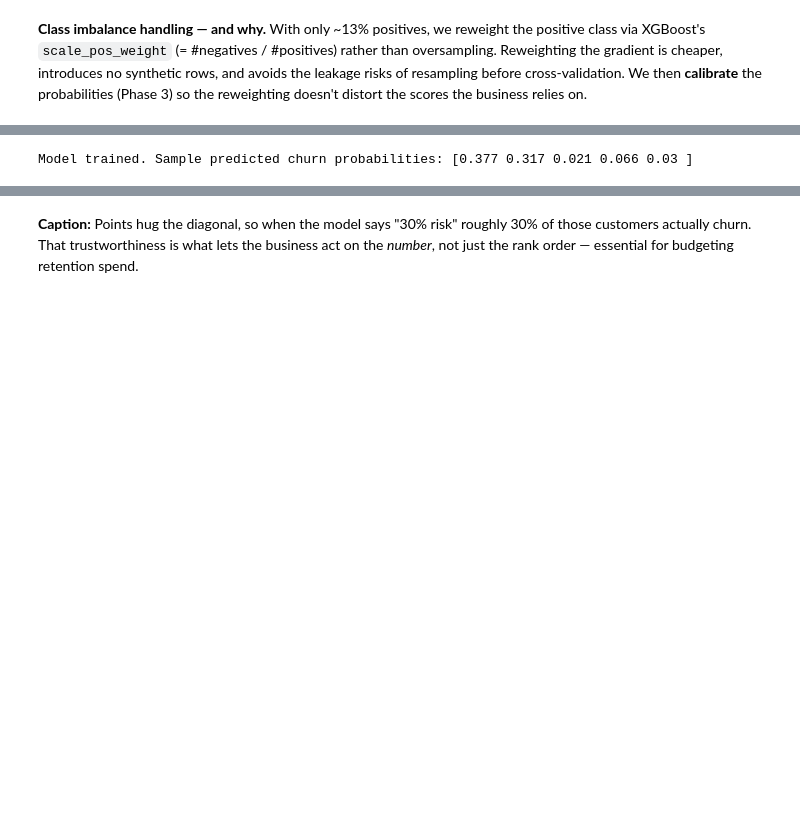
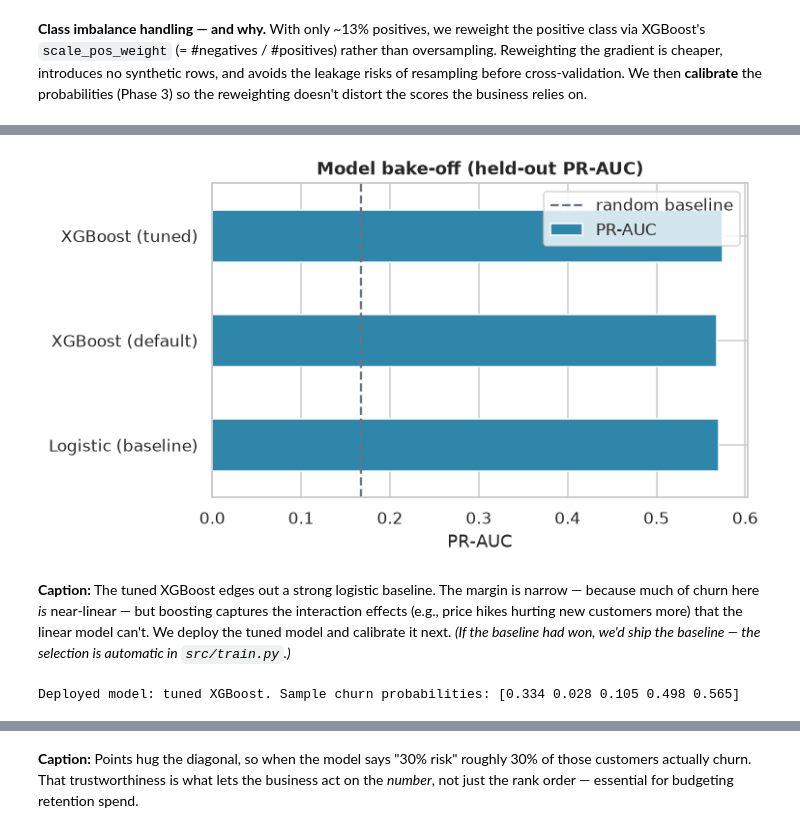
Before and after one commit to dustintdn/churn-nba, a Jupyter notebook: notebooks/churn_analysis.ipynb, the cells around one changed output, grey strips where cells are left out. Saved outputs shown, nothing was run; the diff lists cells and outputs as text; code cells hidden in the pictures; blank space fills up the shorter version.

```diff
--- a/notebooks/churn_analysis.ipynb
+++ b/notebooks/churn_analysis.ipynb
@@ -183,12 +217,25 @@ retention problem, accuracy is misleading, so we judge the model on:
+# %%
+# Visualize the bake-off — tuned XGBoost is the deployed model.
+fig, ax = plt.subplots(figsize=(7, 4))
+compare["PR-AUC"].plot(kind="barh", ax=ax, color=PALETTE["retain"])
+ax.axvline(y_test.mean(), ls="--", color=PALETTE["neutral"], label="random baseline")
+ax.set_title("Model bake-off (held-out PR-AUC)"); ax.set_xlabel("PR-AUC")
+ax.legend(); plt.tight_layout()
+# %% [output]
+[figure, added]
+# %% [markdown]
+**Caption:** The tuned XGBoost edges out a strong logistic baseline. The margin is
+narrow — because much of churn here *is* near-linear — but boosting captures the
+interaction effects (e.g., price hikes hurting new customers more) that the linear model
+can't. We deploy the tuned model and calibrate it next. *(If the baseline had won, we'd
+ship the baseline — the selection is automatic in `src/train.py`.)*
 # %%
-# Fit the calibrated pipeline (scale_pos_weight computed from the train split).
-neg, pos = (y_train == 0).sum(), (y_train == 1).sum()
-pipeline = build_pipeline(scale_pos_weight=neg / pos)
-pipeline.fit(X_train, y_train)
+# The winning pipeline, used for all downstream evaluation + explainability.
+pipeline = xgb_tuned
 proba = pipeline.predict_proba(X_test)[:, 1]   # calibrated P(churn) on held-out data
-print("Model trained. Sample predicted churn probabilities:", np.round(proba[:5], 3))
+print("Deployed model: tuned XGBoost. Sample churn probabilities:", np.round(proba[:5], 3))
 # %% [output]
-Model trained. Sample predicted churn probabilities: [0.377 0.317 0.021 0.066 0.03 ]
+Deployed model: tuned XGBoost. Sample churn probabilities: [0.334 0.028 0.105 0.498 0.565]
 # %%
 # Headline metrics for an imbalanced problem.
 from sklearn.metrics import average_precision_score, roc_auc_score
```
Also changed, not shown: parts of 19 cells of this notebook, 1 other file.
